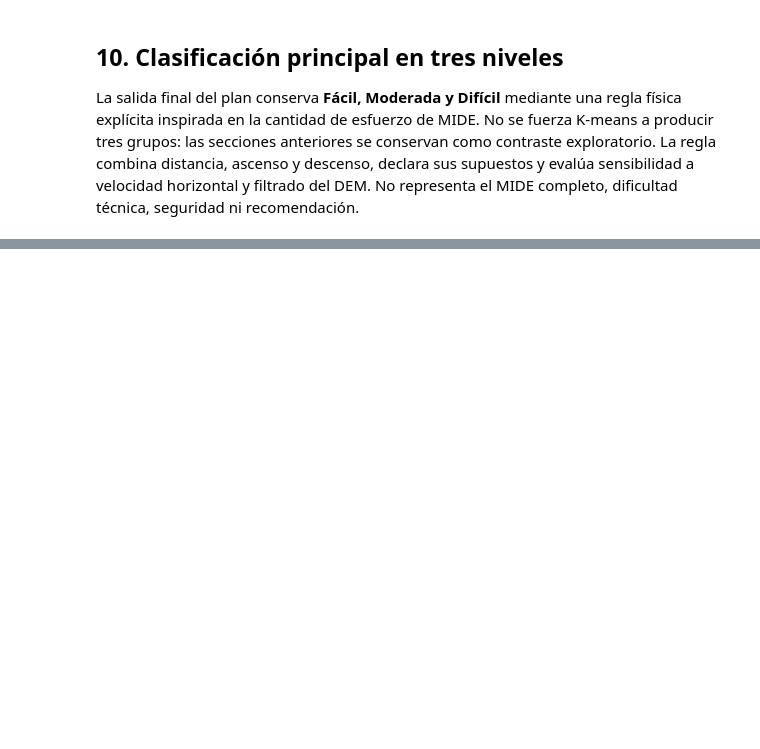
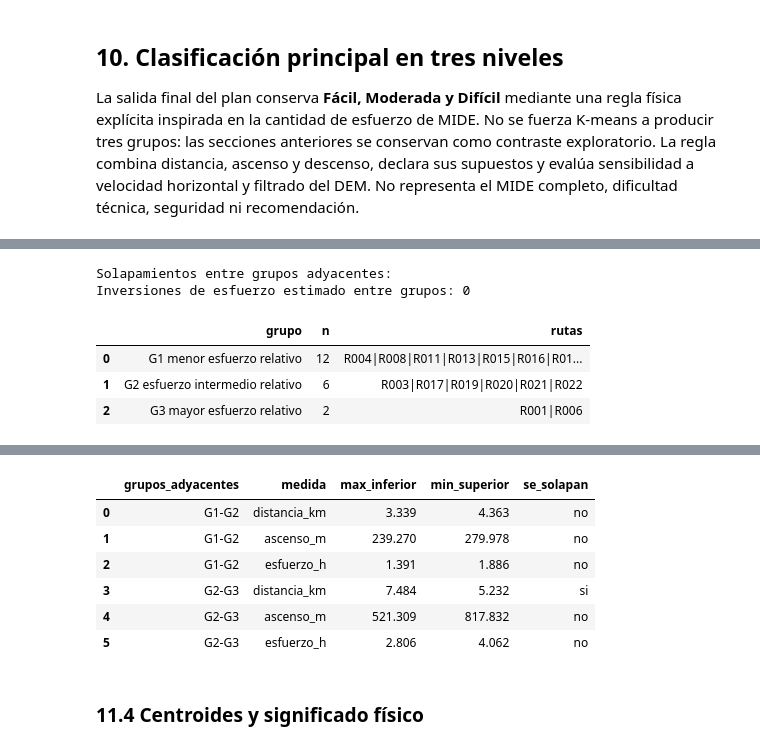
Before and after one commit to dcarranzav/tesis-trekking-pichincha, a Jupyter notebook: 05_notebooks/05_validacion_metodologica.ipynb, the cells around one changed output, grey strips where cells are left out. Saved outputs shown, nothing was run; the diff lists cells and outputs as text; code cells hidden in the pictures; blank space fills up the shorter version.

```diff
--- a/05_notebooks/05_validacion_metodologica.ipynb
+++ b/05_notebooks/05_validacion_metodologica.ipynb
@@ -454,0 +503,15 @@ id_ruta  horas_marcha_efectiva_estimadas dificultad_fisica_estimada sensible_a_s
+# %%
+g3 = t3("grupos_descripcion")
+assert g3.n.tolist() == [12, 6, 2] and g3.rutas.iloc[2] == "R001|R006"
+display(g3[["grupo", "n", "rutas"]])
+display(g3[["grupo", "distancia_km_min", "distancia_km_max", "distancia_km_mediana", "ascenso_m_min", "ascenso_m_max", "ascenso_m_mediana",
+            "esfuerzo_h_min", "esfuerzo_h_max", "esfuerzo_h_mediana"]])
+print("Solapamientos entre grupos adyacentes:"); display(t3("solapamientos"))
+inv = t3("inversiones"); print("Inversiones de esfuerzo estimado entre grupos:", len(inv))
+# %% [output]
+Solapamientos entre grupos adyacentes:
+Inversiones de esfuerzo estimado entre grupos: 0
+|  | grupo | n | rutas |
+| 0 | G1 menor esfuerzo relativo | 12 | R004|R008|R011|R013|R015|R016|R01... |
+| 1 | G2 esfuerzo intermedio relativo | 6 | R003|R017|R019|R020|R021|R022 |
+| 2 | G3 mayor esfuerzo relativo | 2 | R001|R006 |
@@ -454,0 +522,9 @@ id_ruta  horas_marcha_efectiva_estimadas dificultad_fisica_estimada sensible_a_s
+|  | grupos_adyacentes | medida | max_inferior | min_superior | se_solapan |
+| 0 | G1-G2 | distancia_km | 3.339 | 4.363 | no |
+| 1 | G1-G2 | ascenso_m | 239.270 | 279.978 | no |
+| 2 | G1-G2 | esfuerzo_h | 1.391 | 1.886 | no |
+| 3 | G2-G3 | distancia_km | 7.484 | 5.232 | si |
+| 4 | G2-G3 | ascenso_m | 521.309 | 817.832 | no |
+| 5 | G2-G3 | esfuerzo_h | 2.806 | 4.062 | no |
+# %% [markdown]
+### 11.4 Centroides y significado físico
```
Also changed, not shown: parts of 22 cells of this notebook, 29 other files.
